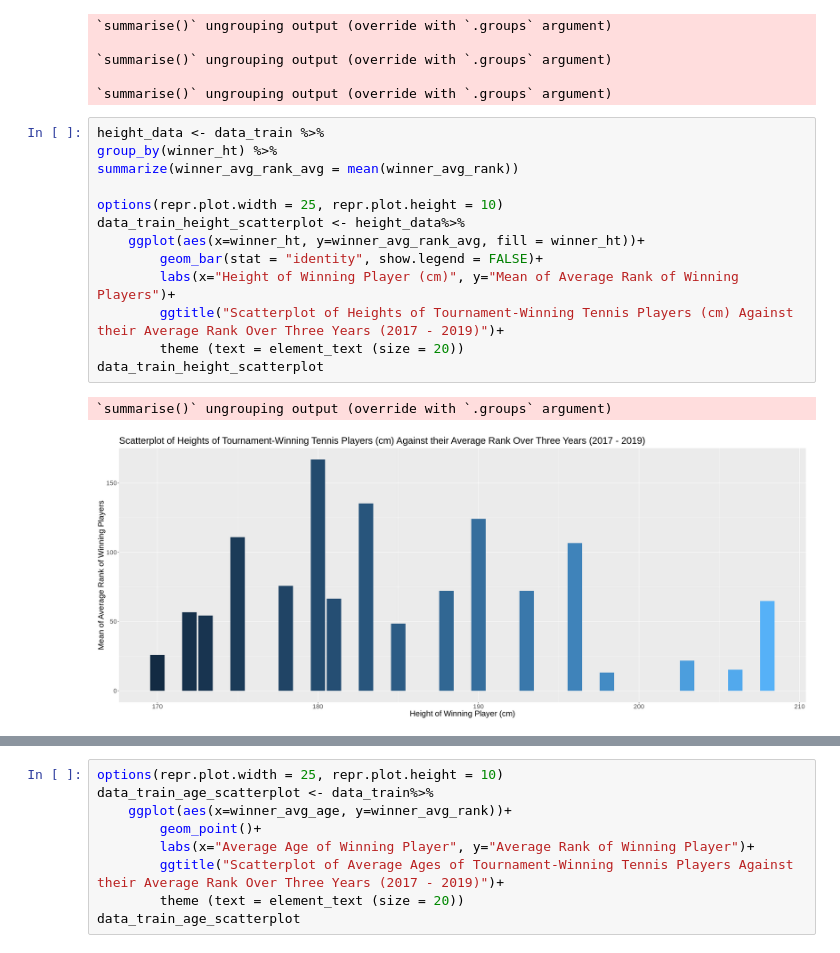
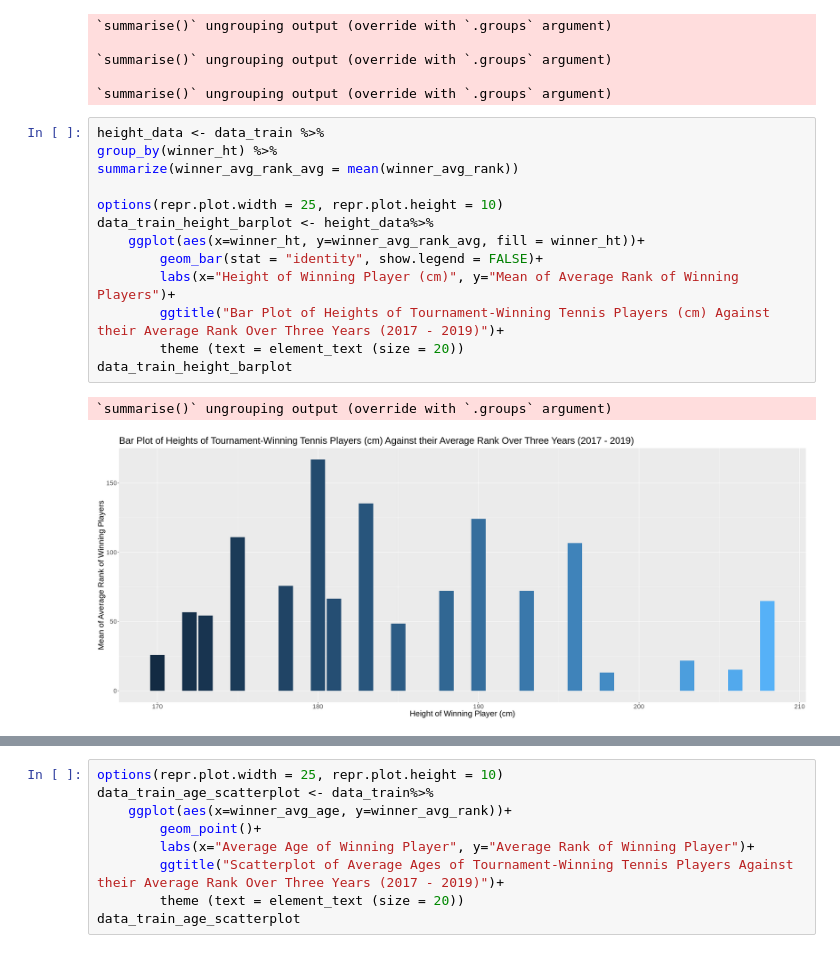
Before and after one commit to kimtanpalanca/dsci_group_15, a Jupyter notebook: group_project.ipynb, the cells around one changed output, grey strips where cells are left out. Saved outputs shown, nothing was run; the diff lists cells and outputs as text.

```diff
--- a/group_project.ipynb
+++ b/group_project.ipynb
@@ -119,16 +101,16 @@ A tibble: 1 × 12
 # %%
 height_data <- data_train %>%
 group_by(winner_ht) %>%
 summarize(winner_avg_rank_avg = mean(winner_avg_rank))
 
 options(repr.plot.width = 25, repr.plot.height = 10)
-data_train_height_scatterplot <- height_data%>%
+data_train_height_barplot <- height_data%>%
     ggplot(aes(x=winner_ht, y=winner_avg_rank_avg, fill = winner_ht))+
         geom_bar(stat = "identity", show.legend = FALSE)+
         labs(x="Height of Winning Player (cm)", y="Mean of Average Rank of Winning Players")+
-        ggtitle("Scatterplot of Heights of Tournament-Winning Tennis Players (cm) Against their Average Rank Over Three Years (2017 - 2019)")+
+        ggtitle("Bar Plot of Heights of Tournament-Winning Tennis Players (cm) Against their Average Rank Over Three Years (2017 - 2019)")+
         theme (text = element_text (size = 20))
-data_train_height_scatterplot
+data_train_height_barplot
 # %% [output]
 `summarise()` ungrouping output (override with `.groups` argument)
-[figure, old version]
+[figure, new version]
```
Also changed, not shown: parts of 2 cells of this notebook.
